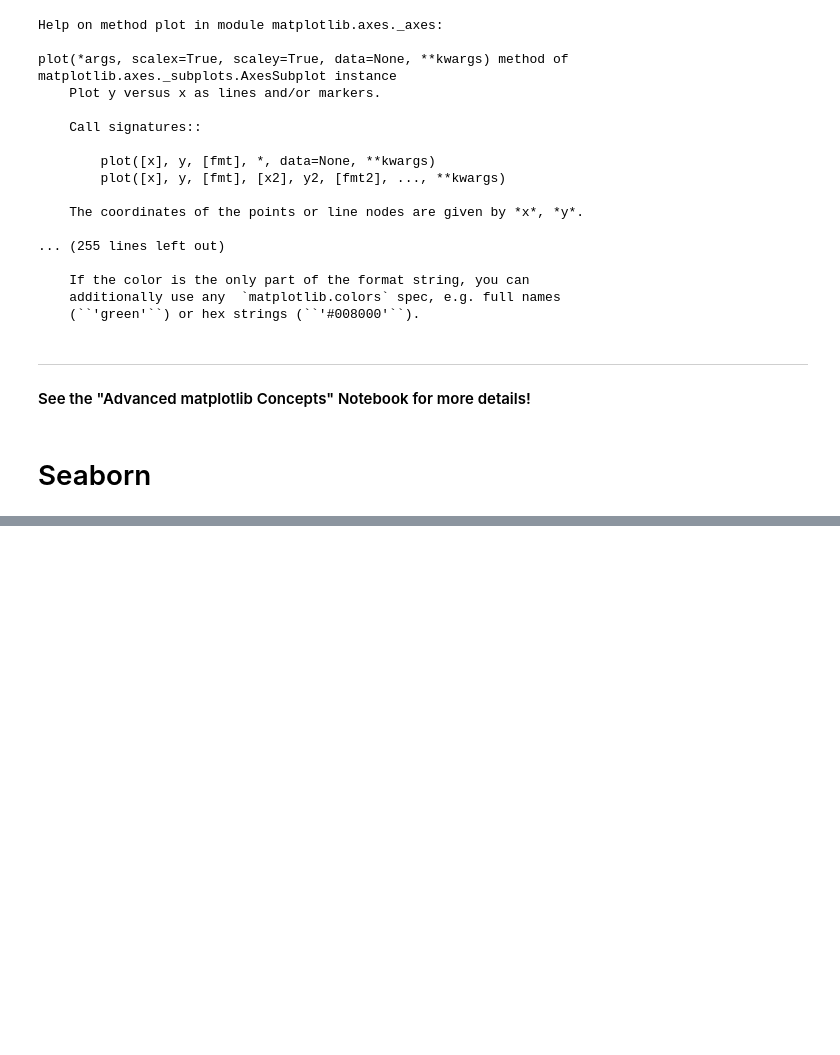
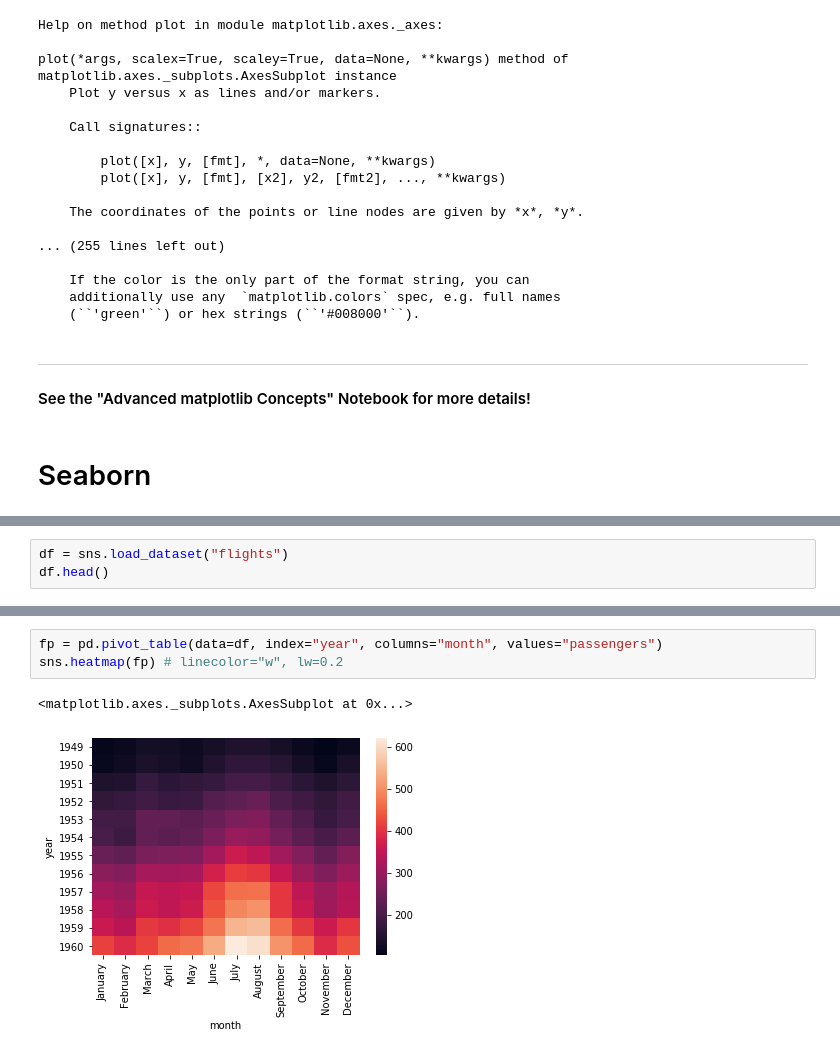
Before and after one commit to moritzwilksch/DataScienceEducation, a Jupyter notebook: JosePortilla-PythonForDS/Notes-PythonForDS.ipynb, the cells around one changed output, grey strips where cells are left out. Drawn from its saved outputs; the diff is of its cells as text; blank space fills up the shorter version.

```diff
--- a/JosePortilla-PythonForDS/Notes-PythonForDS.ipynb
+++ b/JosePortilla-PythonForDS/Notes-PythonForDS.ipynb
@@ -266,0 +277,3 @@ sns.distplot(df.tip, kde=False) # Shows VALUE COUNTs on y instead of KDE
+# %%
+df = sns.load_dataset("flights")
+df.head()
@@ -266,0 +287,6 @@ sns.distplot(df.tip, kde=False) # Shows VALUE COUNTs on y instead of KDE
+# %%
+fp = pd.pivot_table(data=df, index="year", columns="month", values="passengers")
+sns.heatmap(fp) # linecolor="w", lw=0.2
+# %% [output]
+<matplotlib.axes._subplots.AxesSubplot at 0x...>
+[figure, added]
```
Also changed, not shown: parts of 21 cells of this notebook.
